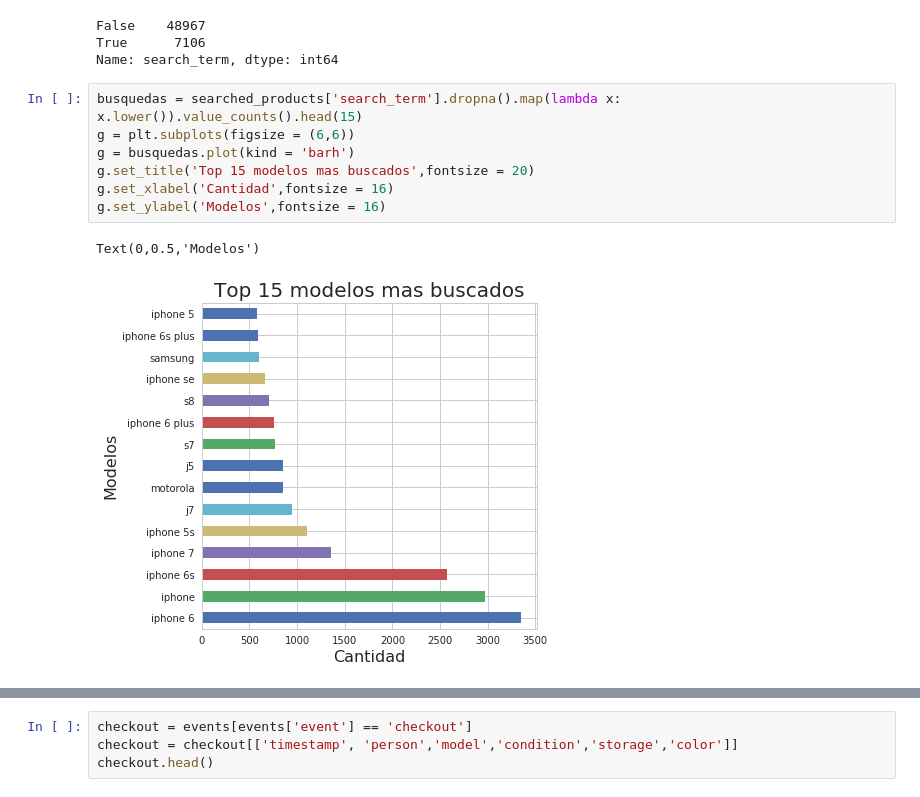
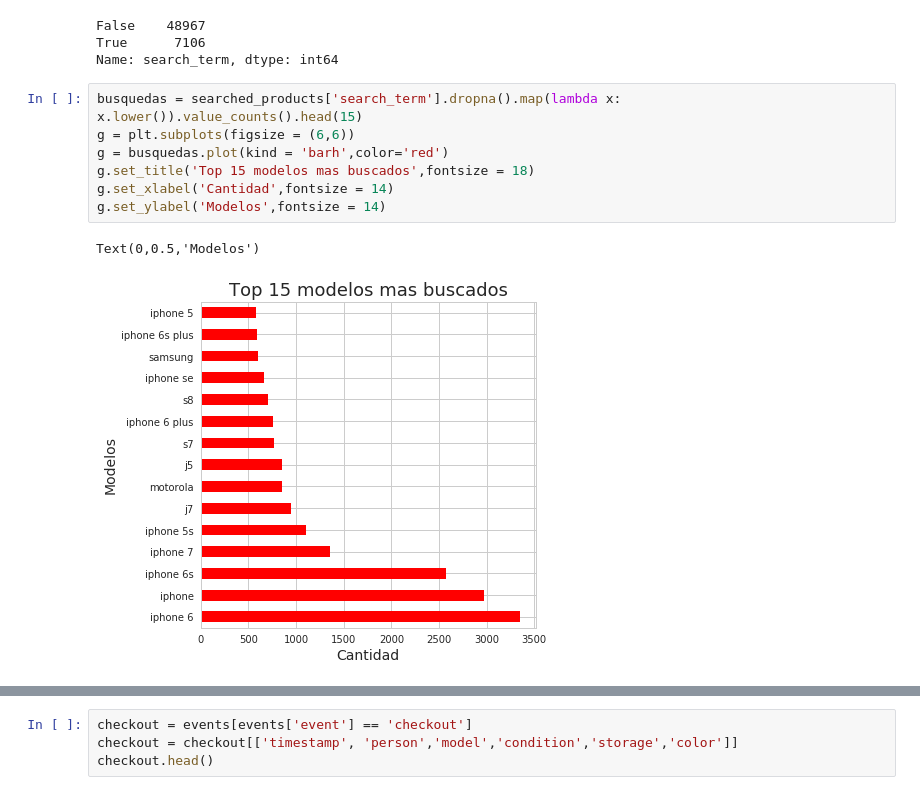
Before and after one commit to jowisaidman/tp1_analisis_exploratorio, a Jupyter notebook: AnalisisExploratorio.ipynb, the cells around one changed output, grey strips where cells are left out. Saved outputs shown, nothing was run; the diff lists cells and outputs as text.

```diff
--- a/AnalisisExploratorio.ipynb
+++ b/AnalisisExploratorio.ipynb
@@ -161,13 +161,13 @@ Name: search_term, dtype: int64
 # %%
 busquedas = searched_products['search_term'].dropna().map(lambda x: x.lower()).value_counts().head(15)
 g = plt.subplots(figsize = (6,6))
-g = busquedas.plot(kind = 'barh')
-g.set_title('Top 15 modelos mas buscados',fontsize = 20)
-g.set_xlabel('Cantidad',fontsize = 16)
-g.set_ylabel('Modelos',fontsize = 16)
+g = busquedas.plot(kind = 'barh',color='red')
+g.set_title('Top 15 modelos mas buscados',fontsize = 18)
+g.set_xlabel('Cantidad',fontsize = 14)
+g.set_ylabel('Modelos',fontsize = 14)
 # %% [output]
 Text(0,0.5,'Modelos')
-[figure, old version]
+[figure, new version]
 # %%
 #el diccionario esta hecho a mano, vi las primeras posiciones y de ahi arme el diccionario, se podria pensar algo mejor.
 #no vi por ahora alguna funcion que haga la que defini, por ahi hay algo hecho pero no encontre
```
Also changed, not shown: parts of 19 cells of this notebook.
